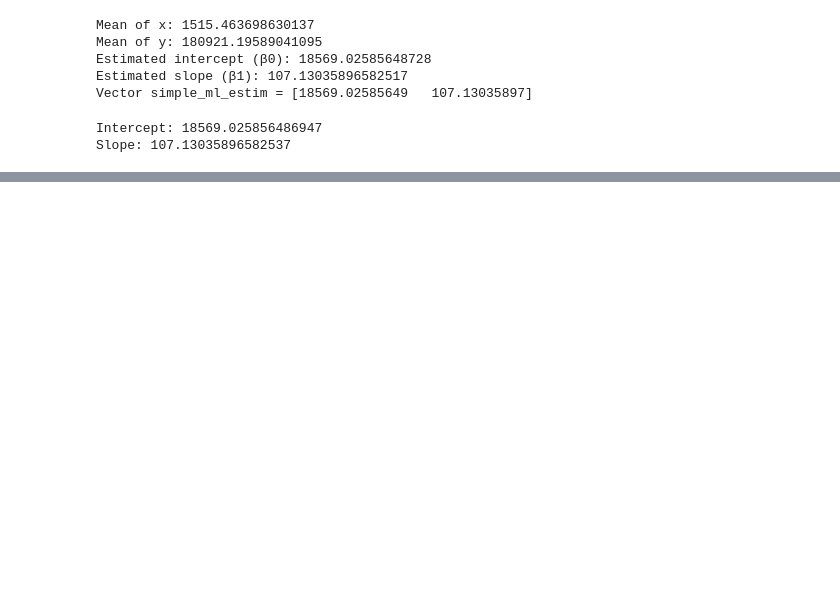
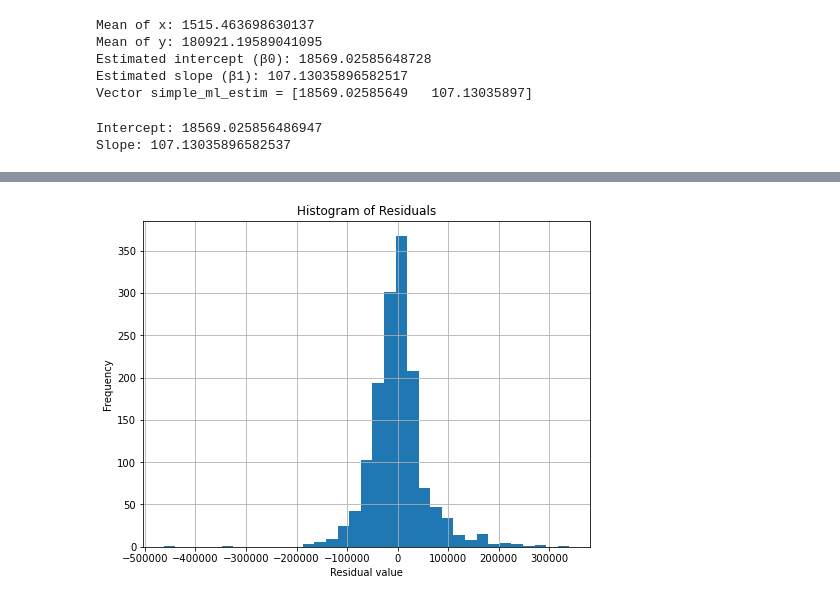
Before and after one commit to Dounya2710/ML, a Jupyter notebook: TP1_Linear_Regression_and_Statistical_Testing.ipynb, the cells around one changed output, grey strips where cells are left out. Drawn from its saved outputs; the diff is of its cells as text; code cells hidden in the pictures; blank space fills up the shorter version.

```diff
--- a/TP1_Linear_Regression_and_Statistical_Testing.ipynb
+++ b/TP1_Linear_Regression_and_Statistical_Testing.ipynb
@@ -123,0 +201,10 @@ Slope: 107.13035896582537
+# %%
+plt.figure(figsize = (8,6))
+plt.hist(residuals, bins = 35)
+plt.title("Histogram of Residuals")
+plt.xlabel("Residual value")
+plt.ylabel("Frequency")
+plt.grid(True)
+plt.show()
+# %% [output]
+[figure, added]
```
Also changed, not shown: parts of 30 cells of this notebook.
